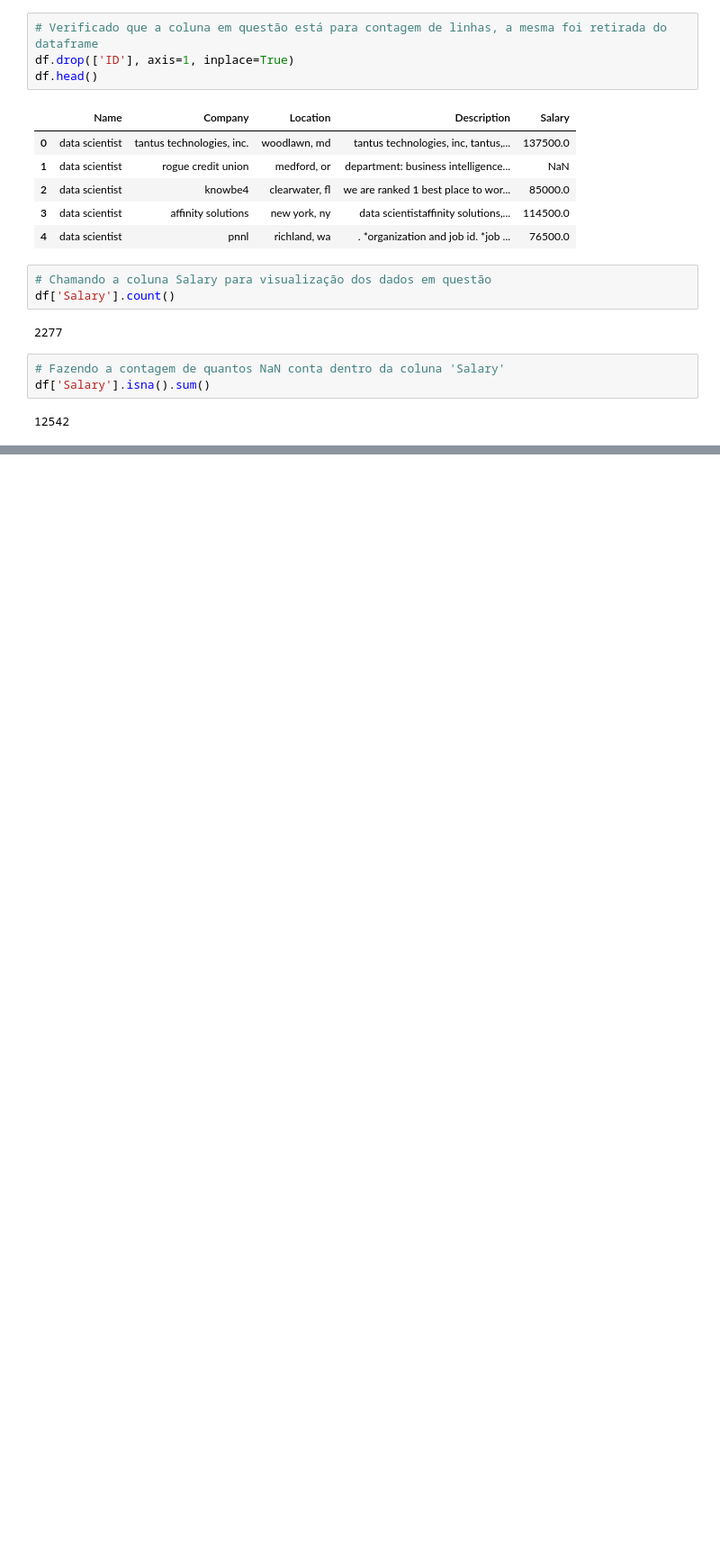
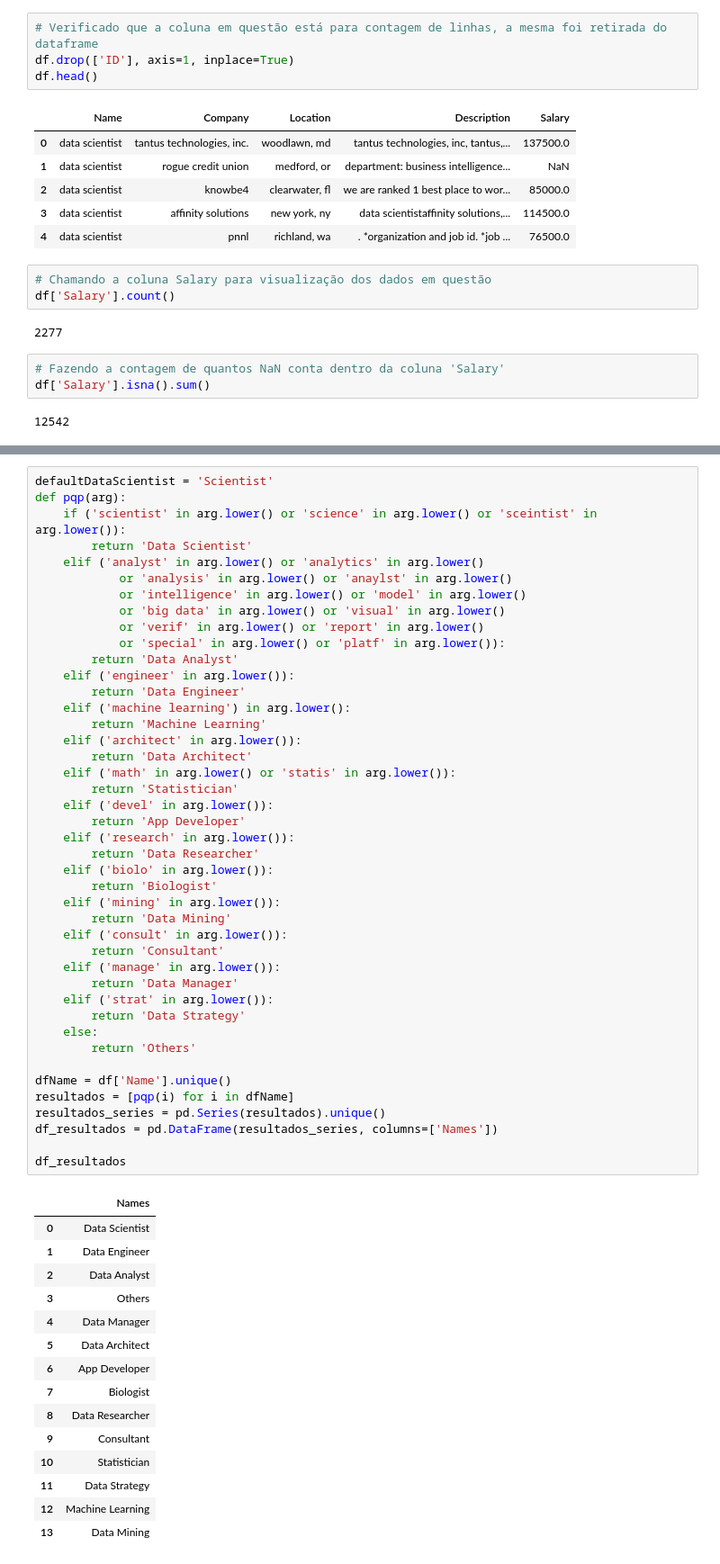
Before and after one commit to tcastb/ED_trabalho, a Jupyter notebook: Dados_ED.ipynb, the cells around one changed output, grey strips where cells are left out. Shown at 90% size. Drawn from its saved outputs; the diff is of its cells as text; blank space fills up the shorter version.

```diff
--- a/Dados_ED.ipynb
+++ b/Dados_ED.ipynb
@@ -55,3 +113,62 @@ df['Salary'].isna().sum()
+# %%
+defaultDataScientist = 'Scientist'
+def pqp(arg):
+    if ('scientist' in arg.lower() or 'science' in arg.lower() or 'sceintist' in arg.lower()):
+        return 'Data Scientist'
+    elif ('analyst' in arg.lower() or 'analytics' in arg.lower()
+            or 'analysis' in arg.lower() or 'anaylst' in arg.lower()
+            or 'intelligence' in arg.lower() or 'model' in arg.lower()
+            or 'big data' in arg.lower() or 'visual' in arg.lower()
+            or 'verif' in arg.lower() or 'report' in arg.lower()
+            or 'special' in arg.lower() or 'platf' in arg.lower()):
+        return 'Data Analyst'
+    elif ('engineer' in arg.lower()):
+        return 'Data Engineer'
+    elif ('machine learning') in arg.lower():
+        return 'Machine Learning'
+    elif ('architect' in arg.lower()):
+        return 'Data Architect'
+    elif ('math' in arg.lower() or 'statis' in arg.lower()):
+        return 'Statistician'
+    elif ('devel' in arg.lower()):
+        return 'App Developer'
+    elif ('research' in arg.lower()):
+        return 'Data Researcher'
+    elif ('biolo' in arg.lower()):
+        return 'Biologist'
+    elif ('mining' in arg.lower()):
+        return 'Data Mining'
+    elif ('consult' in arg.lower()):
+        return 'Consultant'
+    elif ('manage' in arg.lower()):
+        return 'Data Manager'
+    elif ('strat' in arg.lower()):
+        return 'Data Strategy'
+    else:
+        return 'Others'
+
+dfName = df['Name'].unique()
+resultados = [pqp(i) for i in dfName]
+resultados_series = pd.Series(resultados).unique()
+df_resultados = pd.DataFrame(resultados_series, columns=['Names'])
+
+df_resultados
+# %% [output]
+|  | Names |
+| 0 | Data Scientist |
+| 1 | Data Engineer |
+| 2 | Data Analyst |
+| 3 | Others |
+| 4 | Data Manager |
+| 5 | Data Architect |
+| 6 | App Developer |
+| 7 | Biologist |
+| 8 | Data Researcher |
+| 9 | Consultant |
+| 10 | Statistician |
+| 11 | Data Strategy |
+| 12 | Machine Learning |
+| 13 | Data Mining |
 # %%
 # Gerando a classe do dataframe que utilizaremos no projeto
 class Science:
```
Also changed, not shown: parts of 6 cells of this notebook.
